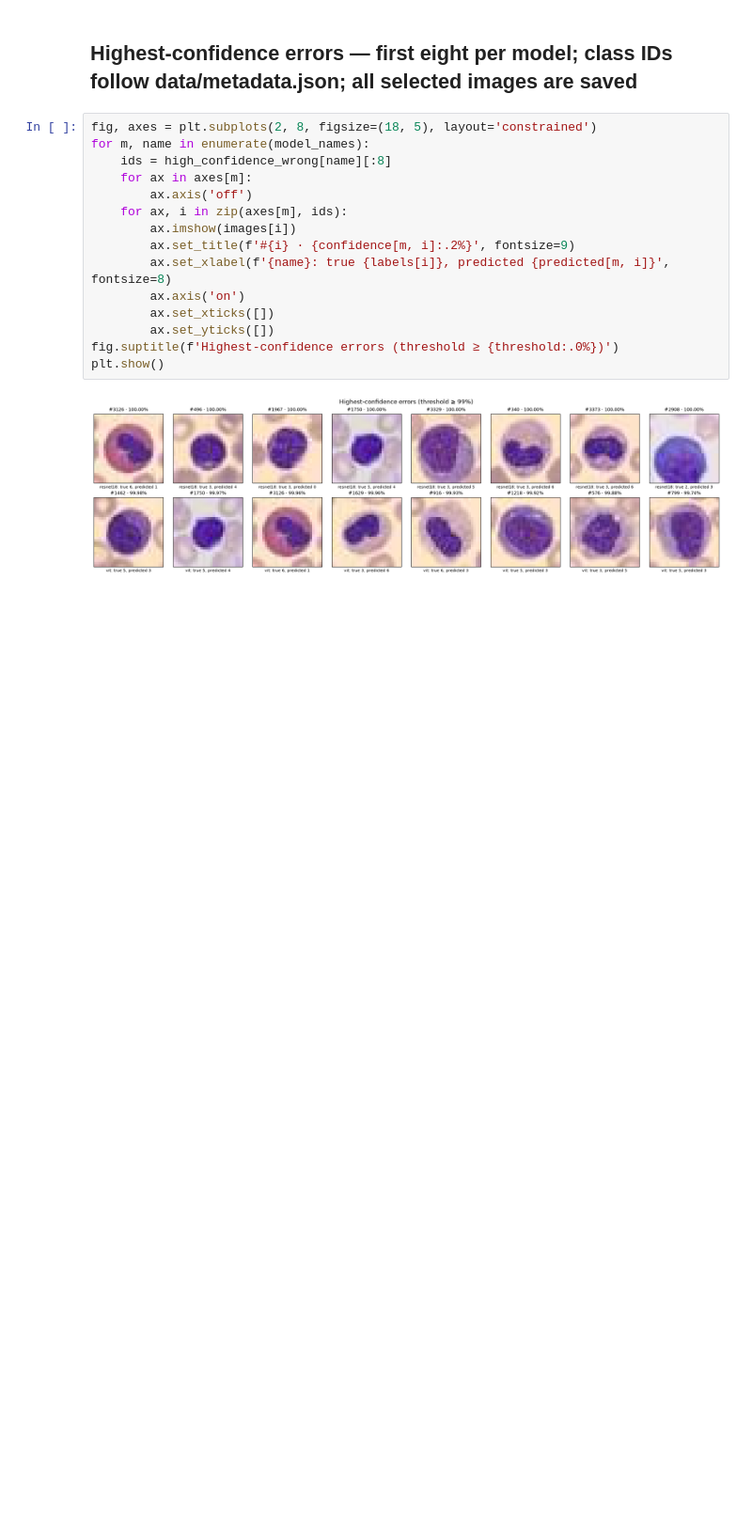
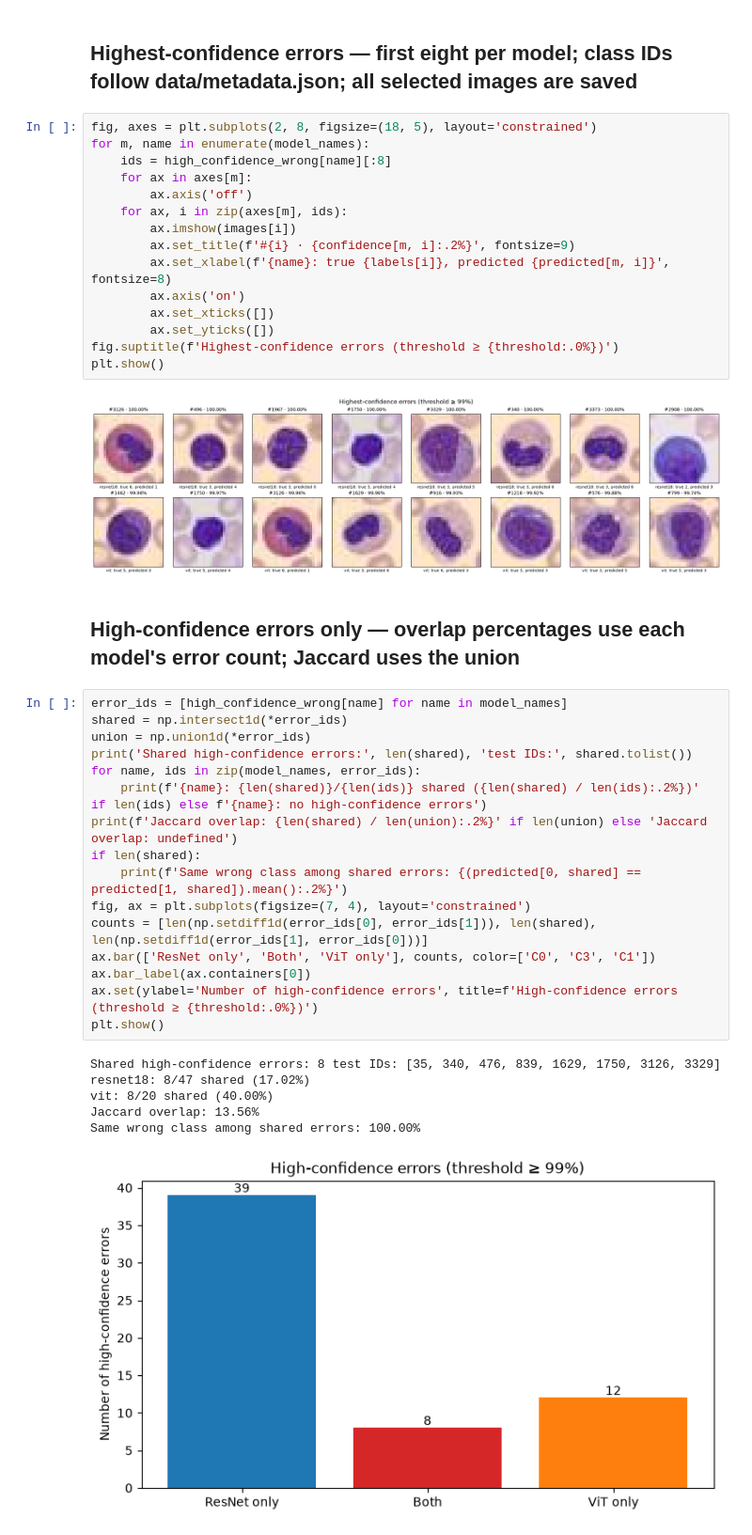
Before and after one commit to jseibezeder/AI_and_Visualization_Project, a Jupyter notebook: confidence_analysis.ipynb, the cells around one changed output. Shown at 94% size. Drawn from its saved outputs; the diff is of its cells as text; blank space fills up the shorter version.

Commit message:
Analyze high-confidence error overlap, image features and interventions

```diff
--- a/confidence_analysis.ipynb
+++ b/confidence_analysis.ipynb
@@ -218,3 +218,28 @@ fig.suptitle(f'Highest-confidence errors (threshold ≥ {threshold:.0%})')
 plt.show()
 # %% [output]
 [figure]
+# %% [markdown]
+## High-confidence errors only — overlap percentages use each model's error count; Jaccard uses the union
+# %%
+error_ids = [high_confidence_wrong[name] for name in model_names]
+shared = np.intersect1d(*error_ids)
+union = np.union1d(*error_ids)
+print('Shared high-confidence errors:', len(shared), 'test IDs:', shared.tolist())
+for name, ids in zip(model_names, error_ids):
+    print(f'{name}: {len(shared)}/{len(ids)} shared ({len(shared) / len(ids):.2%})' if len(ids) else f'{name}: no high-confidence errors')
+print(f'Jaccard overlap: {len(shared) / len(union):.2%}' if len(union) else 'Jaccard overlap: undefined')
+if len(shared):
+    print(f'Same wrong class among shared errors: {(predicted[0, shared] == predicted[1, shared]).mean():.2%}')
+fig, ax = plt.subplots(figsize=(7, 4), layout='constrained')
+counts = [len(np.setdiff1d(error_ids[0], error_ids[1])), len(shared), len(np.setdiff1d(error_ids[1], error_ids[0]))]
+ax.bar(['ResNet only', 'Both', 'ViT only'], counts, color=['C0', 'C3', 'C1'])
+ax.bar_label(ax.containers[0])
+ax.set(ylabel='Number of high-confidence errors', title=f'High-confidence errors (threshold ≥ {threshold:.0%})')
+plt.show()
+# %% [output]
+Shared high-confidence errors: 8 test IDs: [35, 340, 476, 839, 1629, 1750, 3126, 3329]
+resnet18: 8/47 shared (17.02%)
+vit: 8/20 shared (40.00%)
+Jaccard overlap: 13.56%
+Same wrong class among shared errors: 100.00%
+[figure, added]
```
Also changed, not shown: parts of 14 cells of this notebook, 1 other file.
